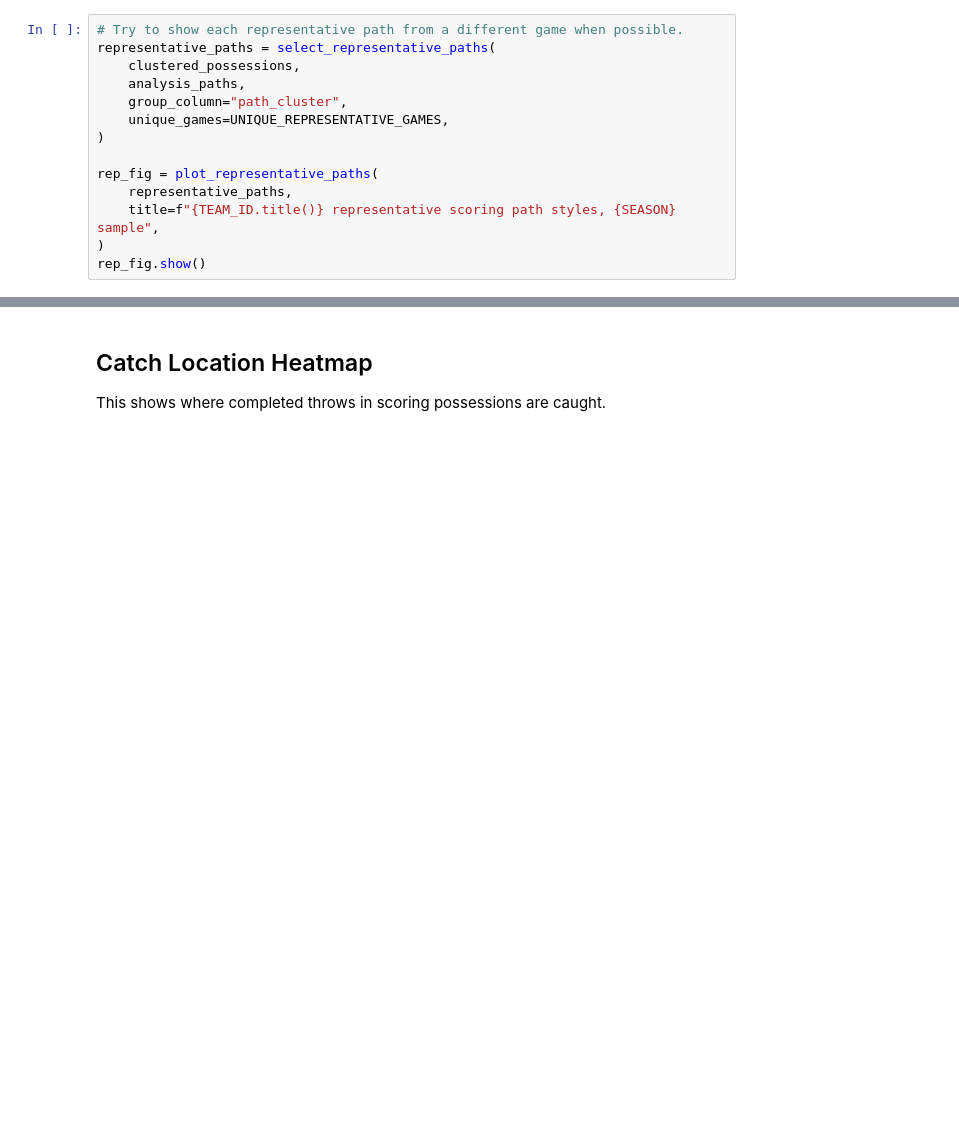
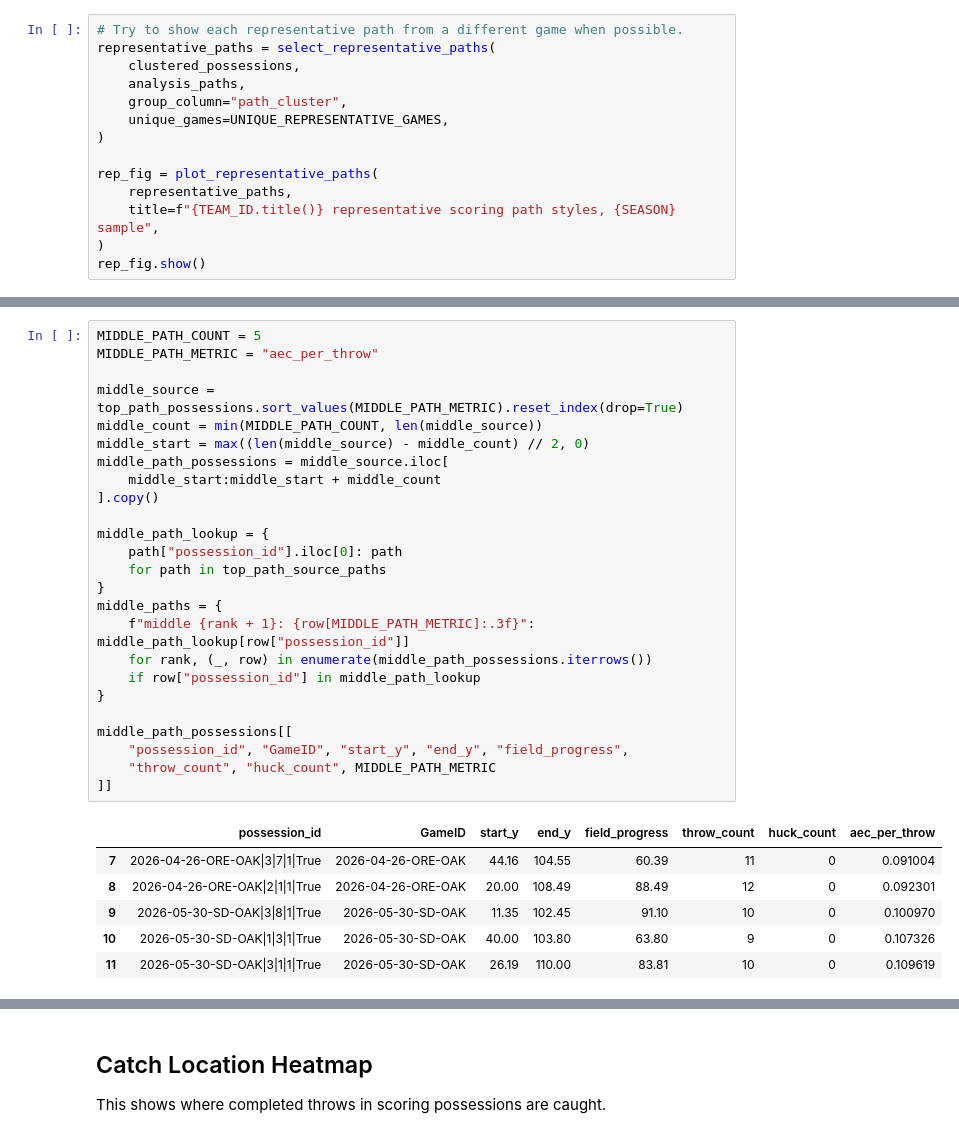
Before and after one commit to Tttaussig33/frisbee-analytics, a Jupyter notebook: notebooks/06_shownspace_path_visuals.ipynb, the cells around one changed output, grey strips where cells are left out. Saved outputs shown, nothing was run; the diff lists cells and outputs as text; blank space fills up the shorter version.

```diff
--- a/notebooks/06_shownspace_path_visuals.ipynb
+++ b/notebooks/06_shownspace_path_visuals.ipynb
@@ -168,0 +228,32 @@ best_fig.show()
+# %%
+MIDDLE_PATH_COUNT = 5
+MIDDLE_PATH_METRIC = "aec_per_throw"
+
+middle_source = top_path_possessions.sort_values(MIDDLE_PATH_METRIC).reset_index(drop=True)
+middle_count = min(MIDDLE_PATH_COUNT, len(middle_source))
+middle_start = max((len(middle_source) - middle_count) // 2, 0)
+middle_path_possessions = middle_source.iloc[
+    middle_start:middle_start + middle_count
+].copy()
+
+middle_path_lookup = {
+    path["possession_id"].iloc[0]: path
+    for path in top_path_source_paths
+}
+middle_paths = {
+    f"middle {rank + 1}: {row[MIDDLE_PATH_METRIC]:.3f}": middle_path_lookup[row["possession_id"]]
+    for rank, (_, row) in enumerate(middle_path_possessions.iterrows())
+    if row["possession_id"] in middle_path_lookup
+}
+
+middle_path_possessions[[
+    "possession_id", "GameID", "start_y", "end_y", "field_progress",
+    "throw_count", "huck_count", MIDDLE_PATH_METRIC
+]]
+# %% [output]
+|  | possession_id | GameID | start_y | end_y | field_progress | throw_count | huck_count | aec_per_throw |
+| 7 | 2026-04-26-ORE-OAK|3|7|1|True | 2026-04-26-ORE-OAK | 44.16 | 104.55 | 60.39 | 11 | 0 | 0.091004 |
+| 8 | 2026-04-26-ORE-OAK|2|1|1|True | 2026-04-26-ORE-OAK | 20.00 | 108.49 | 88.49 | 12 | 0 | 0.092301 |
+| 9 | 2026-05-30-SD-OAK|3|8|1|True | 2026-05-30-SD-OAK | 11.35 | 102.45 | 91.10 | 10 | 0 | 0.100970 |
+| 10 | 2026-05-30-SD-OAK|1|3|1|True | 2026-05-30-SD-OAK | 40.00 | 103.80 | 63.80 | 9 | 0 | 0.107326 |
+| 11 | 2026-05-30-SD-OAK|3|1|1|True | 2026-05-30-SD-OAK | 26.19 | 110.00 | 83.81 | 10 | 0 | 0.109619 |
```
Also changed, not shown: parts of 16 cells of this notebook, 7 other files.
